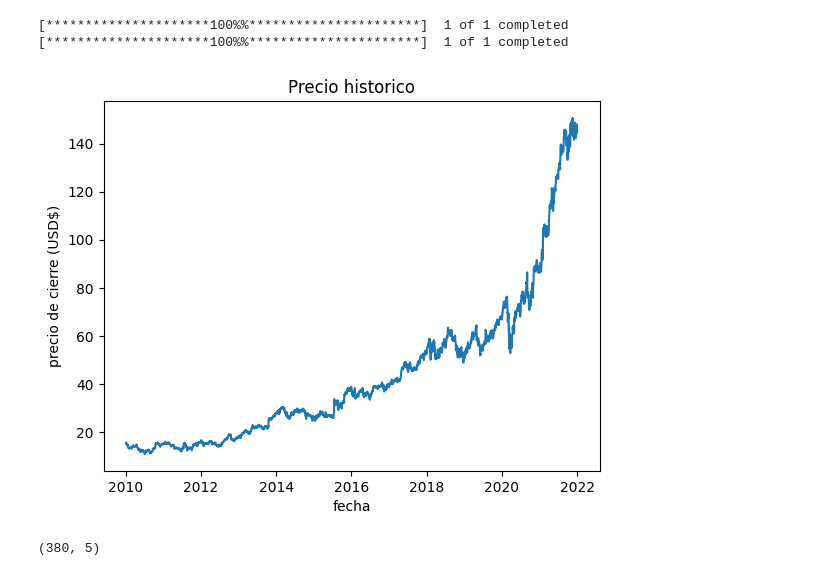
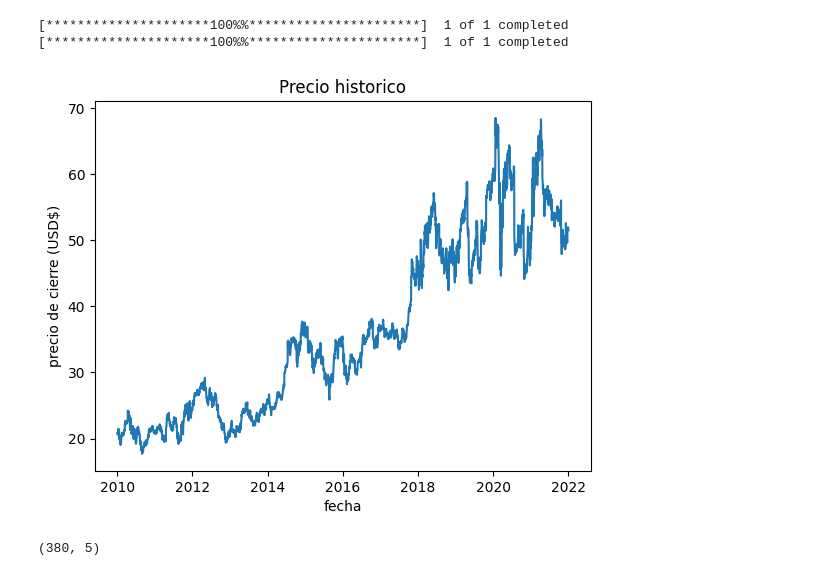
Before and after one commit to NahuelBarriga/IA2023, a Jupyter notebook: Redes Neuronales/TpFinal.ipynb, the cells around one changed output. Saved outputs shown, nothing was run; the diff lists cells and outputs as text; code cells hidden in the pictures.

```diff
--- a/Redes Neuronales/TpFinal.ipynb
+++ b/Redes Neuronales/TpFinal.ipynb
@@ -18,8 +18,8 @@ from keras.callbacks import History
 np.set_printoptions(formatter={'float': lambda x: "{0:0.7f}".format(x)})
 # %%
 #var de testeo
-stride = 30
-simbolo = "Goog"
+stride = 50
+simbolo = "NVDA"
 #conseguir la data
 #dfTrain = web.DataReader('SYP', 'stooq', dt.datetime(2020,1,1), dt.datetime(2023,1,1))
 dfTrain = yf.download(tickers= simbolo, start= dt.datetime(2010,1,1), end= dt.datetime(2022,1,1))
@@ -44,34 +44,34 @@ lenEMAS = 150
 dataTest['EMAS']=ta.ema(dataTest['Close'], length=lenEMAS-stride)
 
 dataTestAux = dataTest['Close'][:lenEMAS-1]
 dataTest.dropna(inplace=True)
 
 
 
 
 plt.title('Precio historico')
 plt.plot(grafData)
 plt.xlabel("fecha")
 plt.ylabel("precio de cierre (USD$)")
 # plt.axis((2020,2023,ma.floor(min(dataTrain.values)), ma.ceil(max(dataTrain.values))))
 plt.show()
 
 
 # print((dataTrain['Close'][0] - min(dataTrain['Close']))/(max(dataTrain['Close'])-min(dataTrain['Close'])))
 # print(dataTrain)
 
 dataTrain =dataTrain.values
 dataTest = dataTest.values
 
 
 # dataTrain = np.flip(dataTrain)
 # dataTest = np.flip(dataTest)
 
 print((dataTest.shape))
 # %% [output]
 [*********************100%%**********************]  1 of 1 completed
 [*********************100%%**********************]  1 of 1 completed
-[figure, old version]
+[figure, new version]
 (380, 5)
 # %%
 #normalizar la data
```
Also changed, not shown: parts of 10 cells of this notebook.
